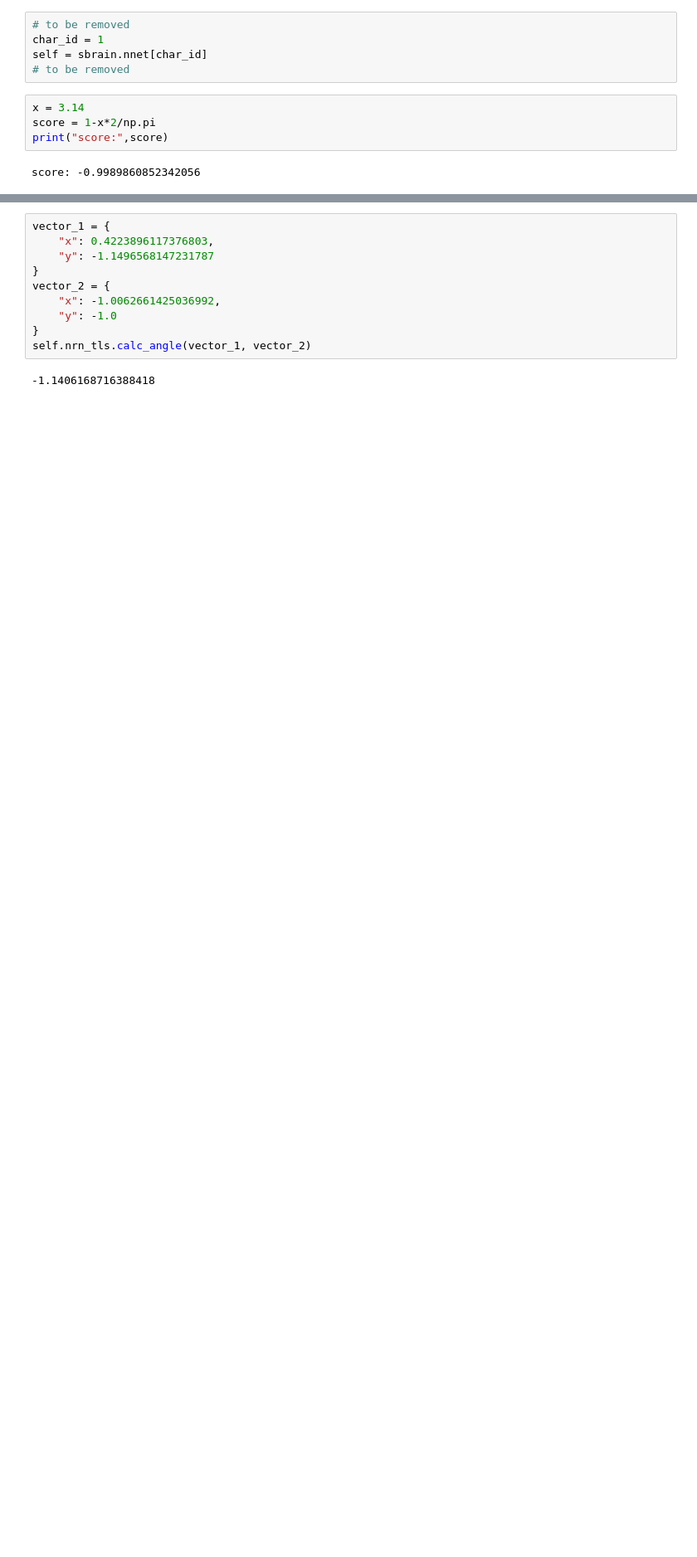
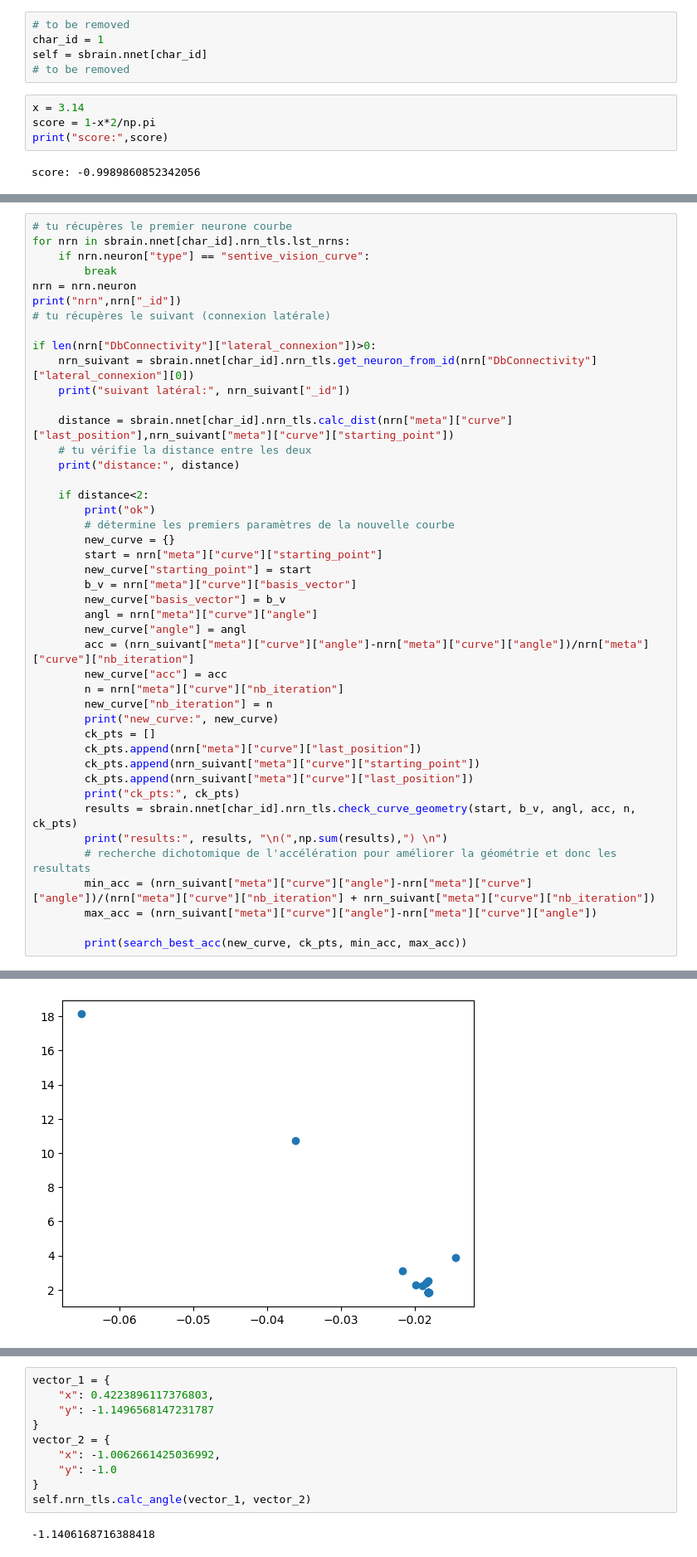
Before and after one commit to oliviermanette/Sentive-One-Shot-Learning-Omniglot, a Jupyter notebook: sandbox metadl/projet article can dynamic neural network improve few shot learning.ipynb, the cells around one changed output, grey strips where cells are left out. Shown at 83% size. Drawn from its saved outputs; the diff is of its cells as text; blank space fills up the shorter version.

Commit message:
recherche de la courbe parfaite

```diff
--- a/sandbox metadl/projet article can dynamic neural network improve few shot learning.ipynb
+++ b/sandbox metadl/projet article can dynamic neural network improve few shot learning.ipynb
@@ -145,0 +194,45 @@ _______________________________________________________
+# %%
+# tu récupères le premier neurone courbe
+for nrn in sbrain.nnet[char_id].nrn_tls.lst_nrns:
+    if nrn.neuron["type"] == "sentive_vision_curve":
+        break
+nrn = nrn.neuron
+print("nrn",nrn["_id"])
+# tu récupères le suivant (connexion latérale)
+
+if len(nrn["DbConnectivity"]["lateral_connexion"])>0:
+    nrn_suivant = sbrain.nnet[char_id].nrn_tls.get_neuron_from_id(nrn["DbConnectivity"]["lateral_connexion"][0])
+    print("suivant latéral:", nrn_suivant["_id"])
+
+    distance = sbrain.nnet[char_id].nrn_tls.calc_dist(nrn["meta"]["curve"]["last_position"],nrn_suivant["meta"]["curve"]["starting_point"])
+    # tu vérifie la distance entre les deux
+    print("distance:", distance)
+
+    if distance<2:
+        print("ok")
+        # détermine les premiers paramètres de la nouvelle courbe
+        new_curve = {}
+        start = nrn["meta"]["curve"]["starting_point"]
+        new_curve["starting_point"] = start
+        b_v = nrn["meta"]["curve"]["basis_vector"]
+        new_curve["basis_vector"] = b_v
+        angl = nrn["meta"]["curve"]["angle"]
+        new_curve["angle"] = angl
+        acc = (nrn_suivant["meta"]["curve"]["angle"]-nrn["meta"]["curve"]["angle"])/nrn["meta"]["curve"]["nb_iteration"]
+        new_curve["acc"] = acc
+        n = nrn["meta"]["curve"]["nb_iteration"]
+        new_curve["nb_iteration"] = n
+        print("new_curve:", new_curve)
+        ck_pts = []
+        ck_pts.append(nrn["meta"]["curve"]["last_position"])
+        ck_pts.append(nrn_suivant["meta"]["curve"]["starting_point"])
+        ck_pts.append(nrn_suivant["meta"]["curve"]["last_position"])
+        print("ck_pts:", ck_pts)
+        results = sbrain.nnet[char_id].nrn_tls.check_curve_geometry(start, b_v, angl, acc, n, ck_pts)
+        print("results:", results, "\n(",np.sum(results),") \n")
+        # recherche dichotomique de l'accélération pour améliorer la géométrie et donc les resultats
+        min_acc = (nrn_suivant["meta"]["curve"]["angle"]-nrn["meta"]["curve"]["angle"])/(nrn["meta"]["curve"]["nb_iteration"] + nrn_suivant["meta"]["curve"]["nb_iteration"])
+        max_acc = (nrn_suivant["meta"]["curve"]["angle"]-nrn["meta"]["curve"]["angle"])
+
+        print(search_best_acc(new_curve, ck_pts, min_acc, max_acc))
+# %% [output]
@@ -145,0 +251 @@ _______________________________________________________
+[figure, added]
```
Also changed, not shown: parts of 15 cells of this notebook, 4 other files.
